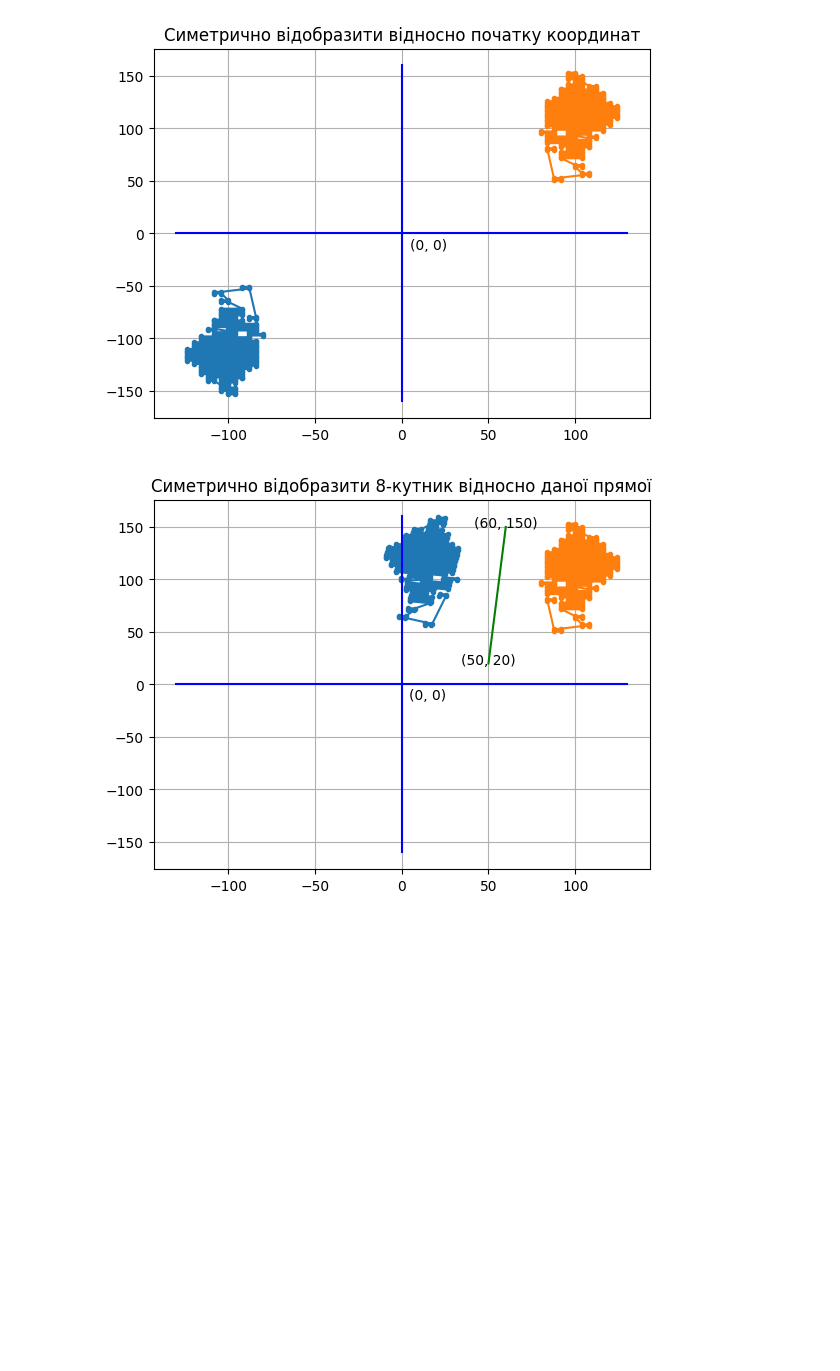
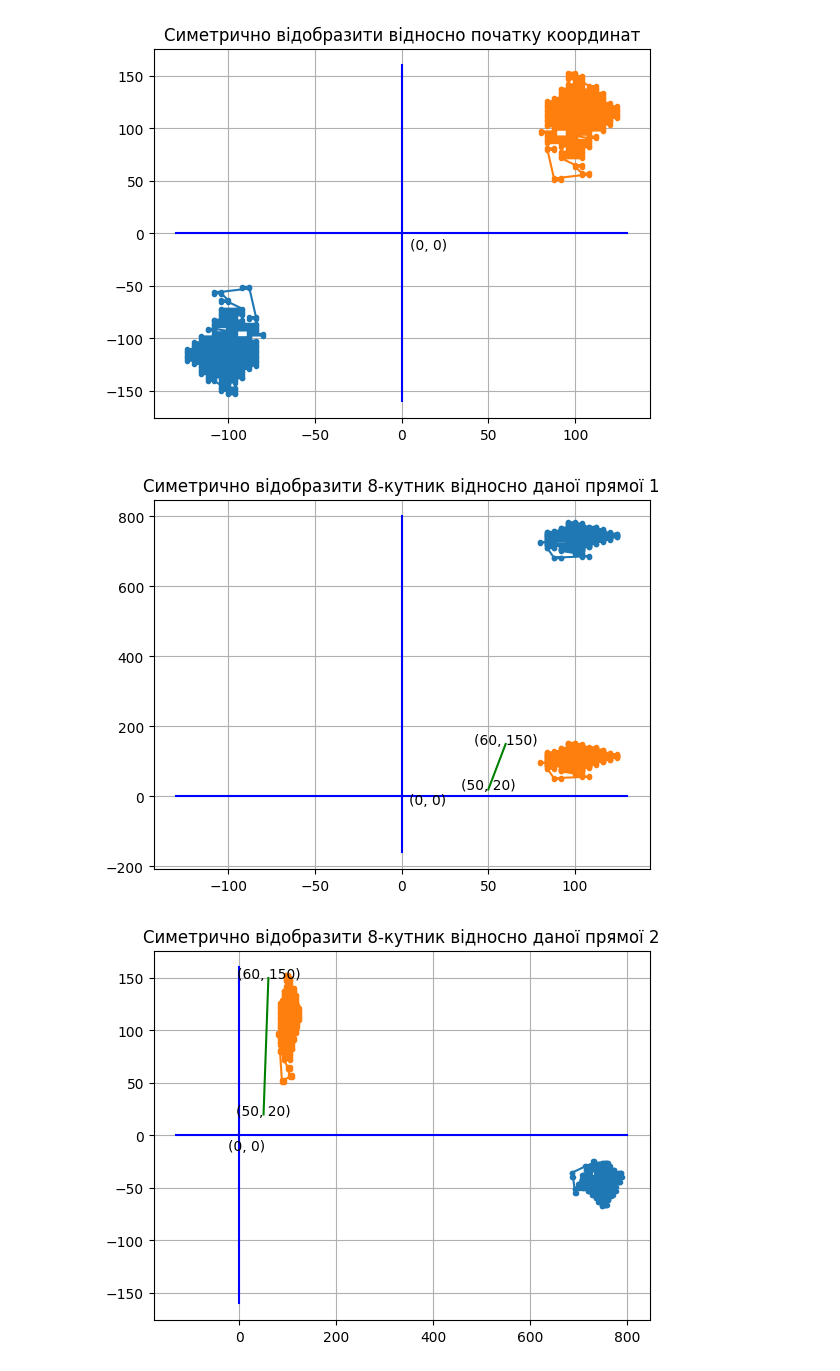
Before and after one commit to KlymentievMaksym/CompGraph, a Jupyter notebook: Lab1.ipynb, the cells around one changed output. Saved outputs shown, nothing was run; the diff lists cells and outputs as text; code cells hidden in the pictures; blank space fills up the shorter version.

```diff
--- a/Lab1.ipynb
+++ b/Lab1.ipynb
@@ -247,32 +291,80 @@ km = (yn[1]-yn[0])/(xn[1]-xn[0])
 bm = yn[0] - xn[0]*(yn[1]-yn[0])/(xn[1]-xn[0])
 phi = np.arctan(km)
 
 xls_3d = np.column_stack((xls.values, np.array([1]*xls.values.shape[0])))
 xls_sym = xls_3d.copy()
 for i in range(xls_sym.shape[0]):
     xls_sym[i] = xls_3d[i] * np.matrix([[1, 0, 0],
                                       [0, 1, 0],
                                       [0, -bm, 1]])
+plt.plot(xls_sym[:, 0], xls_sym[:, 1], ".-", [-130, 130], [0, 0], "b")
+plt.plot(xls["X"], xls["Y"], ".-", [0, 0], [-160, 800], "b")
+plt.text(15, -10, "(0, 0)", horizontalalignment='center', verticalalignment='center')
+
+plt.grid()
+plt.title("Симетрично відобразити 8-кутник відносно даної прямої 1")
+plt.show()
+for i in range(xls_sym.shape[0]):
     xls_sym[i] = xls_sym[i] * np.matrix([[np.cos(-phi), np.sin(-phi), 0],
                                       [-np.sin(-phi), np.cos(-phi), 0],
                                       [0, 0, 1]])
+plt.plot(xls_sym[:, 0], xls_sym[:, 1], ".-", [-130, 800], [0, 0], "b")
+plt.plot(xls["X"], xls["Y"], ".-", [0, 0], [-160, 160], "b")
+plt.text(15, -10, "(0, 0)", horizontalalignment='center', verticalalignment='center')
+plt.plot(xn, yn, "green")
+for i in range(xyn.shape[0]):
+    xi, yi = xyn[i]
+    plt.text(xi, yi-modificator_height, f'({xi}, {yi})', horizontalalignment='center')
+
+plt.grid()
+plt.title("Симетрично відобразити 8-кутник відносно даної прямої 2")
+plt.show()
+for i in range(xls_sym.shape[0]):
     xls_sym[i] = xls_sym[i] * np.matrix([[1, 0, 0],
                                       [0, -1, 0],
                                       [0, 0, 1]])
+plt.plot(xls_sym[:, 0], xls_sym[:, 1], ".-", [-130, 800], [0, 0], "b")
+plt.plot(xls["X"], xls["Y"], ".-", [0, 0], [-160, 160], "b")
+plt.text(15, -10, "(0, 0)", horizontalalignment='center', verticalalignment='center')
+plt.plot(xn, yn, "green")
+for i in range(xyn.shape[0]):
+    xi, yi = xyn[i]
+    plt.text(xi, yi-modificator_height, f'({xi}, {yi})', horizontalalignment='center')
+
+plt.grid()
+plt.title("Симетрично відобразити 8-кутник відносно даної прямої 3")
+plt.show()
+for i in range(xls_sym.shape[0]):
     xls_sym[i] = xls_sym[i] * np.matrix([[np.cos(phi), np.sin(phi), 0],
                                       [-np.sin(phi), np.cos(phi), 0],
                                       [0, 0, 1]])
+plt.plot(xls_sym[:, 0], xls_sym[:, 1], ".-", [-130, 130], [0, 0], "b")
+plt.plot(xls["X"], xls["Y"], ".-", [0, 0], [-160, 800], "b")
+plt.text(15, -10, "(0, 0)", horizontalalignment='center', verticalalignment='center')
+plt.plot(xn, yn, "green")
+for i in range(xyn.shape[0]):
+    xi, yi = xyn[i]
+    plt.text(xi, yi-modificator_height, f'({xi}, {yi})', horizontalalignment='center')
+
+plt.grid()
+plt.title("Симетрично відобразити 8-кутник відносно даної прямої 4")
+plt.show()
+for i in range(xls_sym.shape[0]):
     xls_sym[i] = xls_sym[i] * np.matrix([[1, 0, 0],
                                       [0, 1, 0],
                                       [0, bm, 1]])
+plt.plot(xn, yn, "green")
+for i in range(xyn.shape[0]):
+    xi, yi = xyn[i]
+    plt.text(xi, yi-modificator_height, f'({xi}, {yi})', horizontalalignment='center')
 
 plt.plot(xls_sym[:, 0], xls_sym[:, 1], ".-", [-130, 130], [0, 0], "b")
 plt.plot(xls["X"], xls["Y"], ".-", [0, 0], [-160, 160], "b")
 plt.text(15, -10, "(0, 0)", horizontalalignment='center', verticalalignment='center')
 
-
 plt.grid()
 plt.title("Симетрично відобразити 8-кутник відносно даної прямої")
 plt.show()
 # %% [output]
-[figure, old version]
+[figure, new version]
+[figure, added]
```
Also changed, not shown: parts of 5 cells of this notebook.
